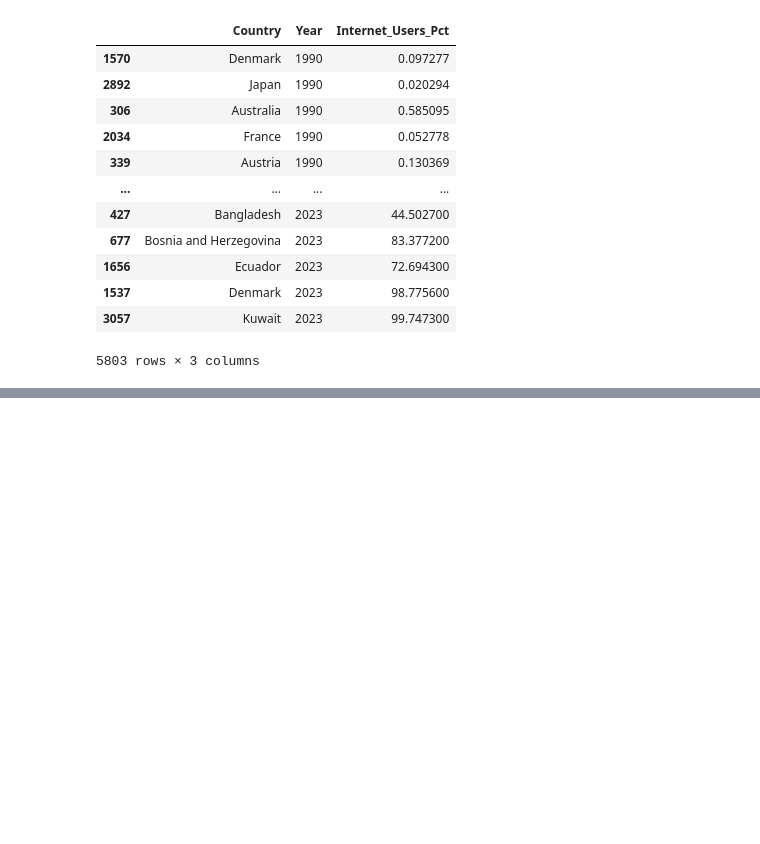
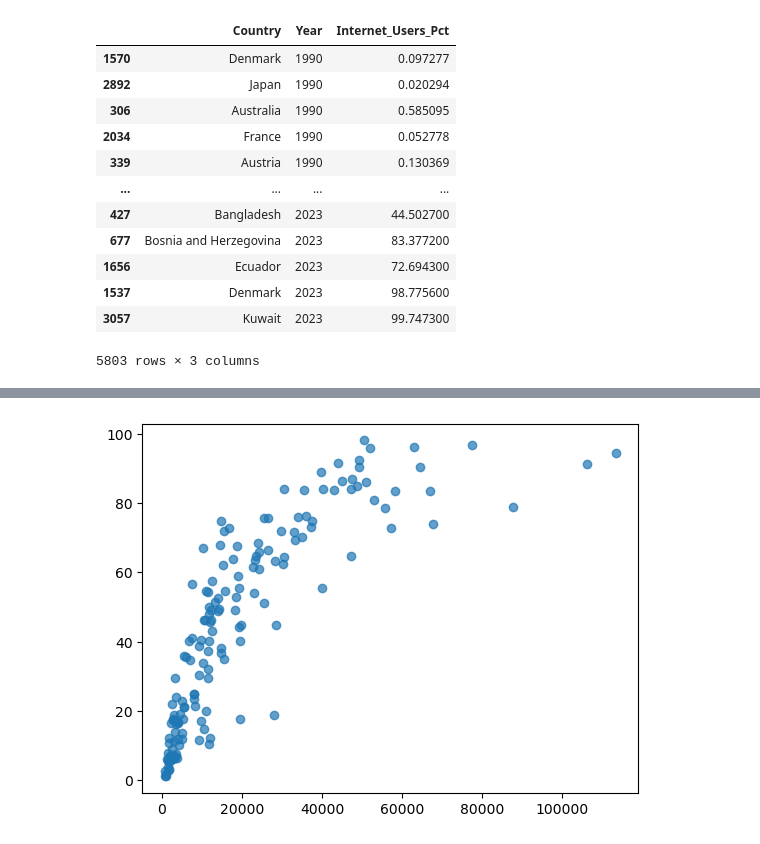
Before and after one commit to NSS-Data-Analytics-Cohort-13/un-exploration-destenyb, a Jupyter notebook: notebooks/UN_Proj_1.ipynb, the cells around one changed output, grey strips where cells are left out. Saved outputs shown, nothing was run; the diff lists cells and outputs as text; code cells hidden in the pictures; blank space fills up the shorter version.

```diff
--- a/notebooks/UN_Proj_1.ipynb
+++ b/notebooks/UN_Proj_1.ipynb
@@ -393,2 +462,4 @@ Index: []
 # %%
 #22. Subset gdp_and_internet_use to just the year 2014. Save this as a new dataframe named gdp_and_internet_use_2014.
+# %%
+gdp_and_internet_use_2014= gdp_and_internet_use[gdp_and_internet_use['Year'] == 2014]
@@ -395,4 +482,10 @@ Index: []
 # %%
 #23. Create a plot which compares Internet Users Percentage and GDP per Capita for the year 2014. What do you notice from this plot? If you see any unusual points, investigate them.
+# %%
+plt.scatter(gdp_and_internet_use_2014['GDP_Per_Capita'], gdp_and_internet_use_2014['Internet_Users_Pct'], alpha=0.7)
+plt.xlabel=('GDP Per Capita')
+plt.ylabel=('Internet Users Pct')
+# %% [output]
+[figure, added]
 # %%
 #24. Stretch Question: Use the qcut function from pandas (https://pandas.pydata.org/docs/reference/api/pandas.qcut.html) to divide countries in gdp_per_capita_2014 into three groups based on their GDP per capita values. Label these groups as "Low", "Medium", and "High". Put these labels in a new column, named "GDP_group".
```
Also changed, not shown: parts of 21 cells of this notebook.
